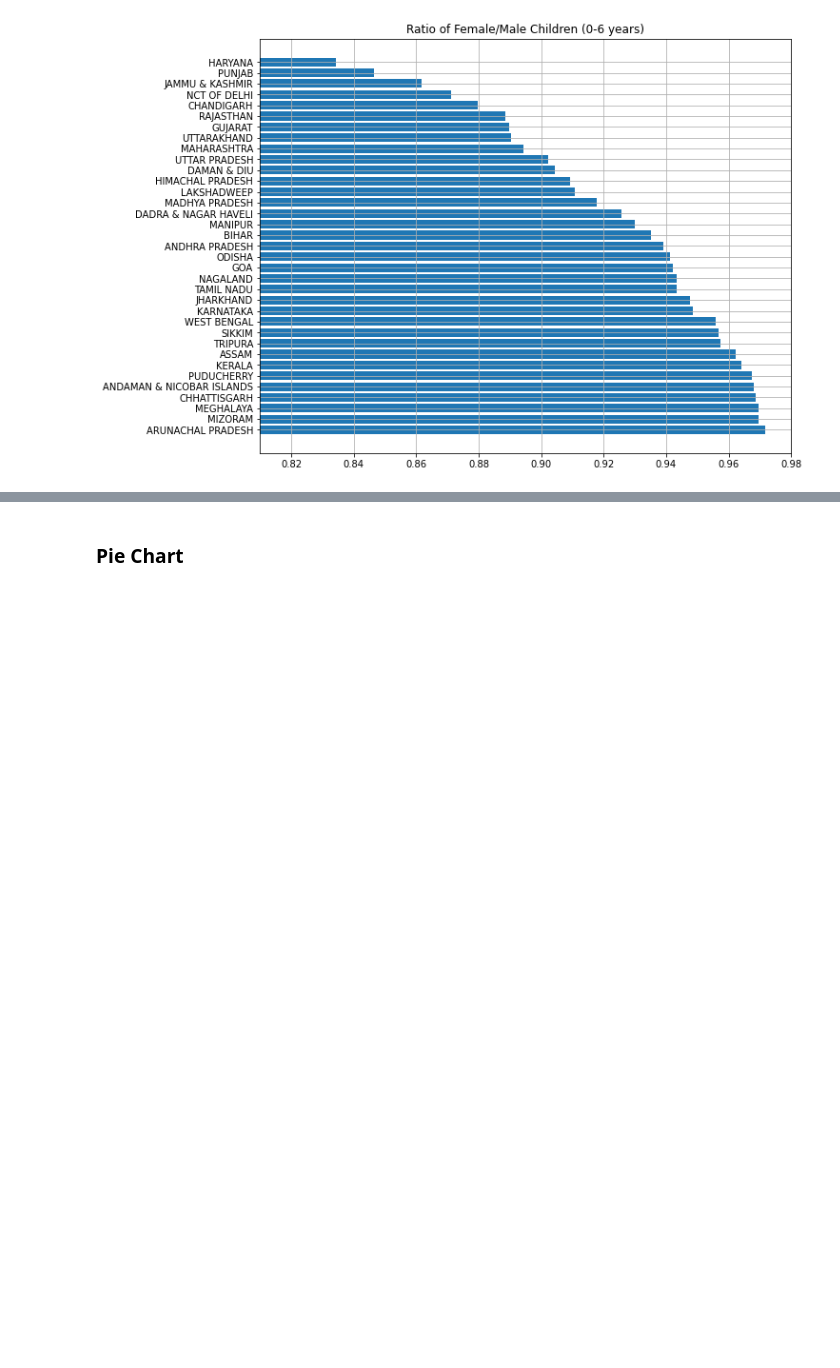
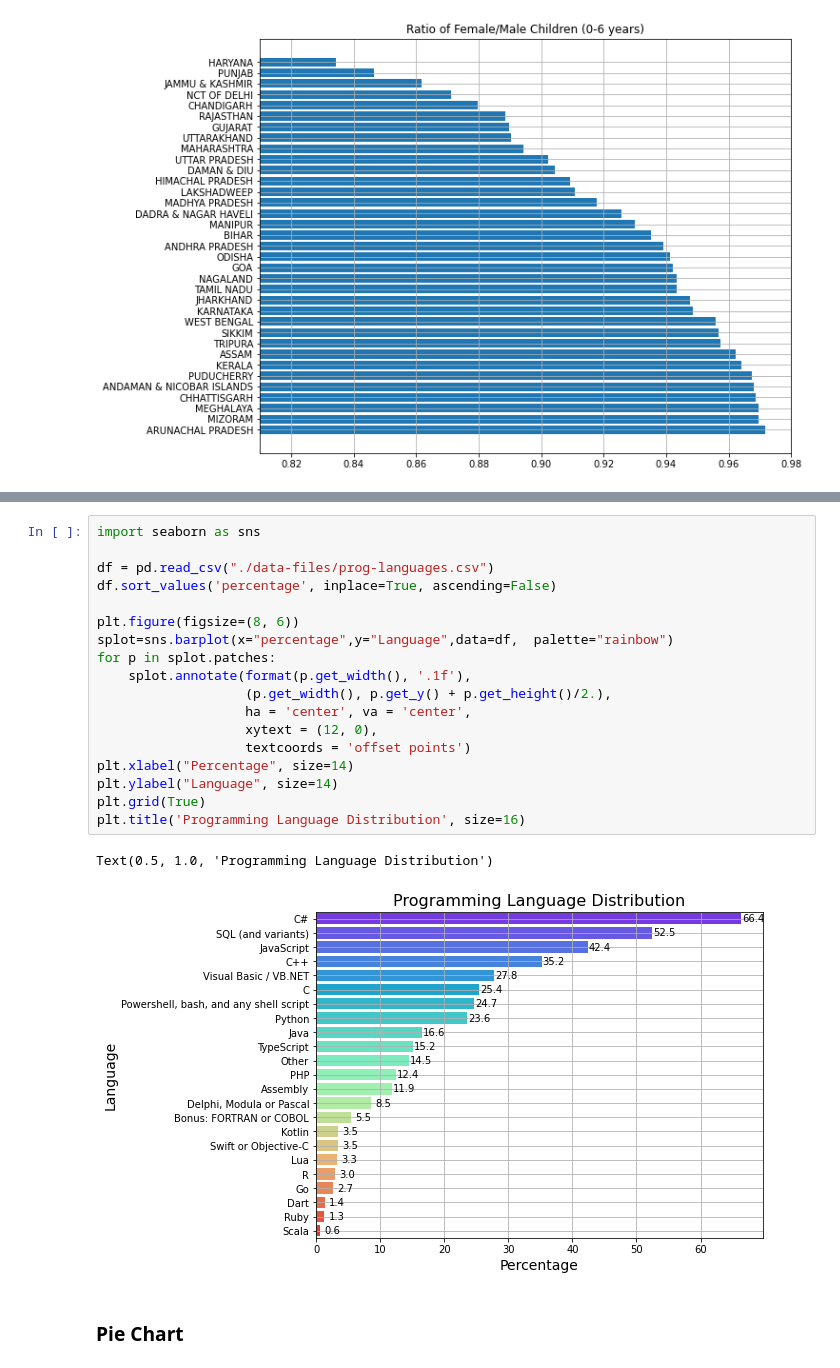
Before and after one commit to samewara/data-visualization, a Jupyter notebook: matplotlib-basic.ipynb, the cells around one changed output, grey strips where cells are left out. Cells and saved outputs as stored; diff of their text form; blank space fills up the shorter version.

```diff
--- a/matplotlib-basic.ipynb
+++ b/matplotlib-basic.ipynb
@@ -437,3 +456,24 @@ plt.show()
+# %%
+import seaborn as sns
+
+df = pd.read_csv("./data-files/prog-languages.csv")
+df.sort_values('percentage', inplace=True, ascending=False)
+
+plt.figure(figsize=(8, 6))
+splot=sns.barplot(x="percentage",y="Language",data=df,  palette="rainbow")
+for p in splot.patches:
+    splot.annotate(format(p.get_width(), '.1f'),
+                   (p.get_width(), p.get_y() + p.get_height()/2.),
+                   ha = 'center', va = 'center',
+                   xytext = (12, 0),
+                   textcoords = 'offset points')
+plt.xlabel("Percentage", size=14)
+plt.ylabel("Language", size=14)
+plt.grid(True)
+plt.title('Programming Language Distribution', size=16)
+# %% [output]
+Text(0.5, 1.0, 'Programming Language Distribution')
+[figure, added]
 # %% [markdown]
 ### Pie Chart
 # %%
```
Also changed, not shown: parts of 1 cell of this notebook, 1 other file.
